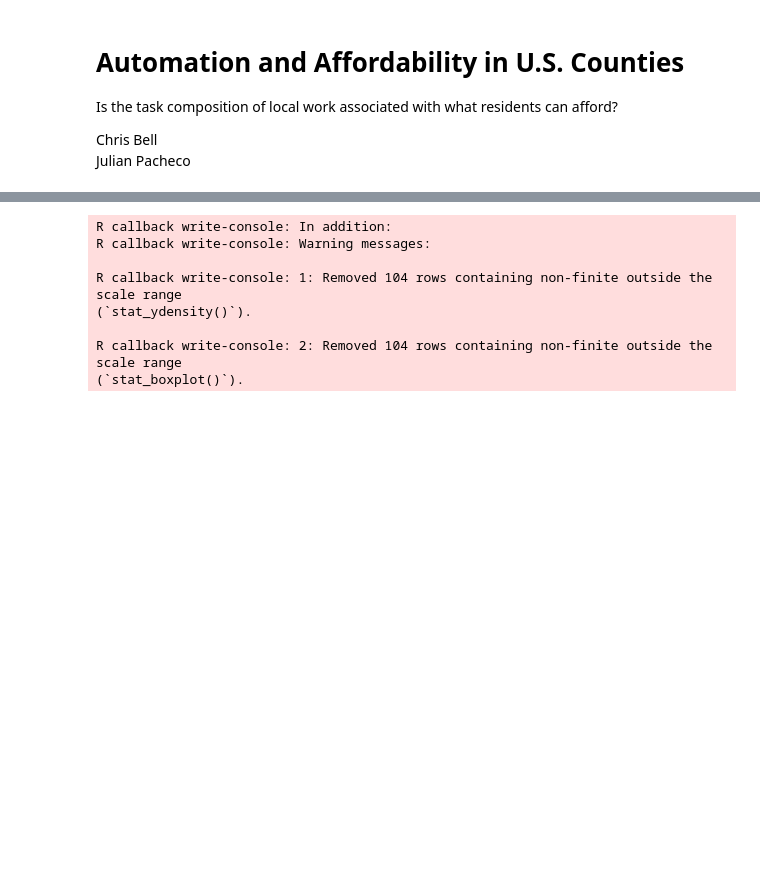
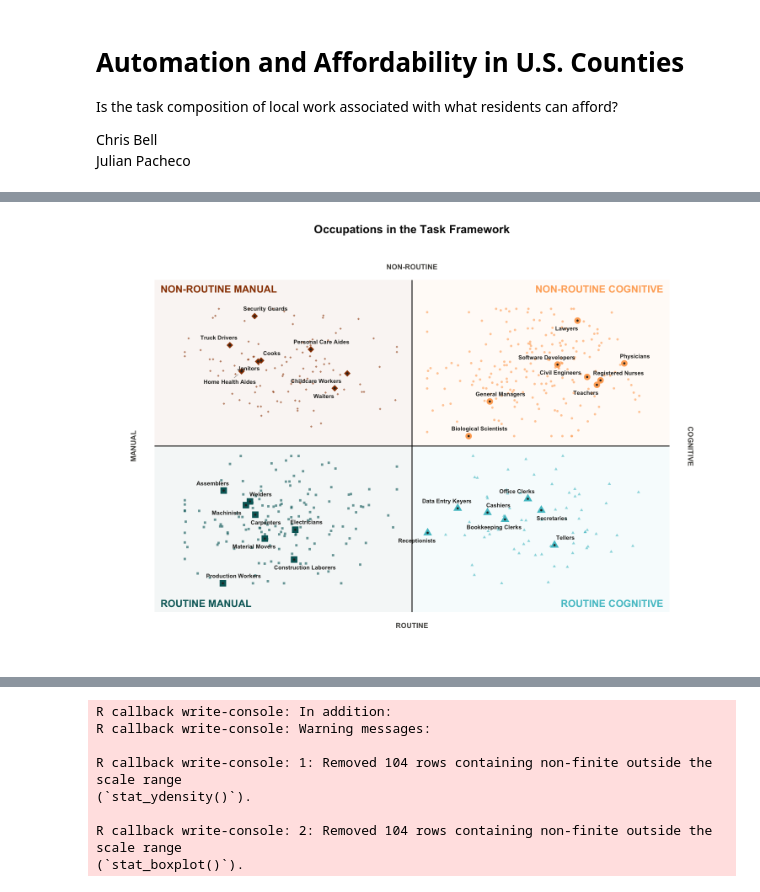
Before and after one commit to wu-msds-capstones/project-writeup-chris-and-julian, a Jupyter notebook: capstone.out.ipynb, the cells around one changed output, grey strips where cells are left out. Cells and saved outputs as stored; diff of their text form; code cells hidden in the pictures; blank space fills up the shorter version.

```diff
--- a/capstone.out.ipynb
+++ b/capstone.out.ipynb
@@ -6,7 +6,8 @@ Is the task composition of local work associated with what residents can afford?
 Chris Bell
 Julian Pacheco
 # %%
-import os, sys
+import os
+import sys
 os.environ["R_HOME"]=os.path.join(sys.prefix, "lib", "R")
 %load_ext rpy2.ipython
 import rpy2.robjects as ro
@@ -34,14 +35,15 @@ MAGENTA <- "#E6A0C4"
 
 # Task groups and purchasing power. Scoped to these five categorical series
 # only; lightness varies within each hue family so the same-family pairs stay
-# distinguishable under red-green color vision deficiency.
-PP_TEAL <- "#1E8E99"
+# distinguishable under red-green color vision deficiency. Purchasing power sits
+# on its own hue, outside both task families, since it is the outcome.
+PP_PURPLE <- "#8659C4"
 RC_TEAL <- "#51C3CC"
 RM_TEAL <- "#006666"
 NRC_ORANGE <- "#FFAD65"
 NRM_ORANGE <- "#993F00"
 TASK_COLORS <- c(
-  "Purchasing Power" = PP_TEAL,
+  "Purchasing Power" = PP_PURPLE,
   "Routine Cognitive" = RC_TEAL,
   "Routine Manual" = RM_TEAL,
   "Non-Routine Cognitive" = NRC_ORANGE,
@@ -57,8 +59,7 @@ theme_set(
     theme(
       panel.background=element_rect(fill=NA, color=NA),
       plot.background=element_rect(fill=NA, color=NA),
-      panel.grid.major=element_line(color="#8F8D87", linewidth=0.3),
-      panel.grid.minor=element_blank(),
+      panel.grid=element_blank(),
       plot.title=element_text(face="bold", size=13, color="#0B0B0B", hjust=0.5, margin=margin(b=4)),
       plot.subtitle=element_text(size=8.5, color="#52514E", margin=margin(b=8)),
       strip.background=element_blank(),
@@ -166,0 +198,41 @@ Each measure captures only part of local economic conditions. Poverty identifies
+# %%
+%%R -i occ_df -w 10 -h 7 -u in -r 150 -b transparent
+# every occupation is one point; labeled points are the same points drawn larger.
+suppressMessages(library(ggrepel))
+lab <- occ_df[!is.na(occ_df$label), ]
+
+ggplot(occ_df, aes(x=x, y=y, color=group, shape=group)) +
+  annotate("rect", xmin=-1.70, xmax=0, ymin=0, ymax=1.50, fill="#993F00", alpha=0.05) +
+  annotate("rect", xmin=0, xmax=1.70, ymin=0, ymax=1.50, fill="#FFAD65", alpha=0.05) +
+  annotate("rect", xmin=-1.70, xmax=0, ymin=-1.50, ymax=0, fill="#006666", alpha=0.05) +
+  annotate("rect", xmin=0, xmax=1.70, ymin=-1.50, ymax=0, fill="#51C3CC", alpha=0.05) +
+  annotate("segment", x=0, xend=0, y=-1.50, yend=1.50, color="#0B0B0B", linewidth=0.5) +
+  annotate("segment", x=-1.70, xend=1.70, y=0, yend=0, color="#0B0B0B", linewidth=0.5) +
+  geom_point(size=1, alpha=0.6, stroke=0.4) +
+  geom_point(data=lab, size=3, alpha=1, stroke=0.7) +
+  geom_point(data=lab, aes(x=x, y=y), inherit.aes=FALSE, shape=16, size=0.9,
+             color="#2B2B28") +
+  geom_text_repel(data=lab, aes(x=x, y=y, label=label), inherit.aes=FALSE,
+                  size=2.3, fontface="bold", color="#2B2B28", seed=510,
+                  box.padding=0.36, point.padding=0.3, min.segment.length=0.2,
+                  segment.color="#8F8D87", segment.size=0.25, max.overlaps=Inf) +
+  scale_color_manual(values=c("Routine Cognitive"="#51C3CC", "Routine Manual"="#006666",
+                              "Non-Routine Cognitive"="#FFAD65",
+                              "Non-Routine Manual"="#993F00"), guide="none") +
+  scale_shape_manual(values=c("Routine Cognitive"=17, "Routine Manual"=15,
+                              "Non-Routine Cognitive"=16,
+                              "Non-Routine Manual"=18), guide="none") +
+  annotate("text", x=c(1.66,-1.66,1.66,-1.66), y=c(1.42,1.42,-1.42,-1.42), hjust=c(1,0,1,0),
+           label=c("NON-ROUTINE COGNITIVE","NON-ROUTINE MANUAL",
+                   "ROUTINE COGNITIVE","ROUTINE MANUAL"),
+           fontface="bold", size=4,
+           color=c("#FFAD65", "#993F00", "#51C3CC", "#006666")) +
+  annotate("text", x=0, y=1.62, label="NON-ROUTINE", size=2.9, color="#52514E", fontface="bold") +
+  annotate("text", x=0, y=-1.62, label="ROUTINE", size=2.9, color="#52514E", fontface="bold") +
+  annotate("text", x=-1.84, y=0, label="MANUAL", angle=90, size=2.9, color="#52514E", fontface="bold") +
+  annotate("text", x=1.84, y=0, label="COGNITIVE", angle=-90, size=2.9, color="#52514E", fontface="bold") +
+  coord_cartesian(xlim=c(-1.76,1.76), ylim=c(-1.70,1.70), clip="off") +
+  theme(axis.line=element_blank(), axis.text=element_blank(), axis.ticks=element_blank(),
+        legend.position="none", plot.margin=margin(8,26,8,26)) +
+  labs(title="Occupations in the Task Framework", x=NULL, y=NULL)
+# %% [output]
@@ -166,0 +241 @@ Each measure captures only part of local economic conditions. Poverty identifies
+[figure, added]
```
Also changed, not shown: parts of 92 cells of this notebook, 13 other files.
